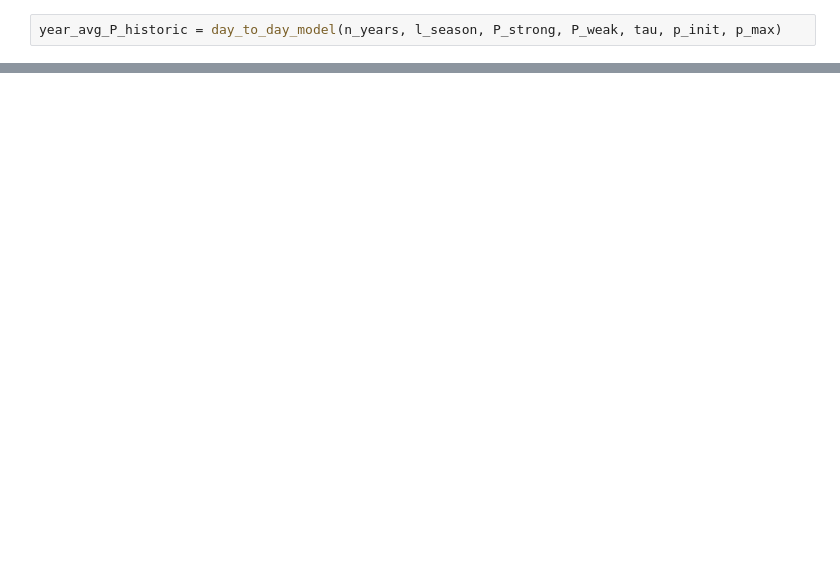
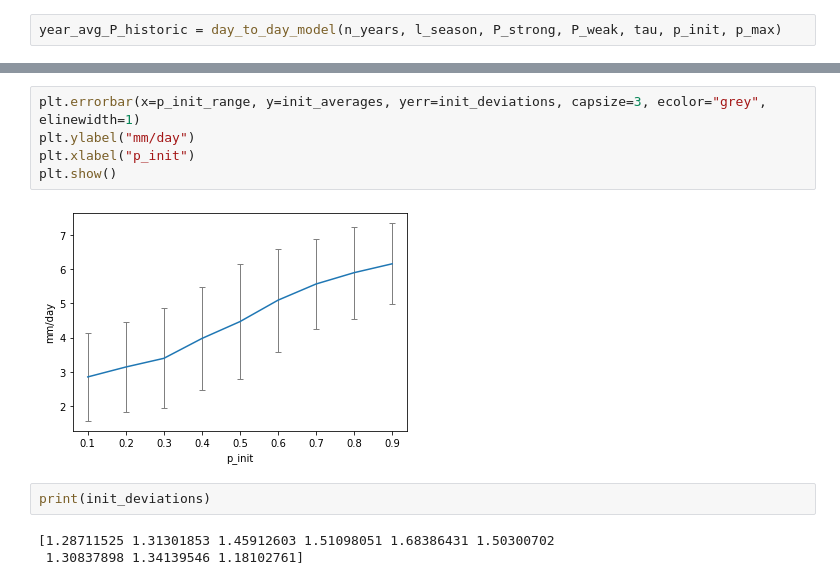
Before and after one commit to hanssssssssssssss/ClimateSystemDynamics, a Jupyter notebook: Ex10_monsoon_transitions.ipynb, the cells around one changed output, grey strips where cells are left out. Cells and saved outputs as stored; diff of their text form; blank space fills up the shorter version.

```diff
--- a/Ex10_monsoon_transitions.ipynb
+++ b/Ex10_monsoon_transitions.ipynb
@@ -84,0 +100,12 @@ plt.show()
+# %%
+plt.errorbar(x=p_init_range, y=init_averages, yerr=init_deviations, capsize=3, ecolor="grey", elinewidth=1)
+plt.ylabel("mm/day")
+plt.xlabel("p_init")
+plt.show()
+# %% [output]
+[figure, added]
+# %%
+print(init_deviations)
+# %% [output]
+[1.28711525 1.31301853 1.45912603 1.51098051 1.68386431 1.50300702
+ 1.30837898 1.34139546 1.18102761]
```
Also changed, not shown: parts of 28 cells of this notebook, 1 other file.
